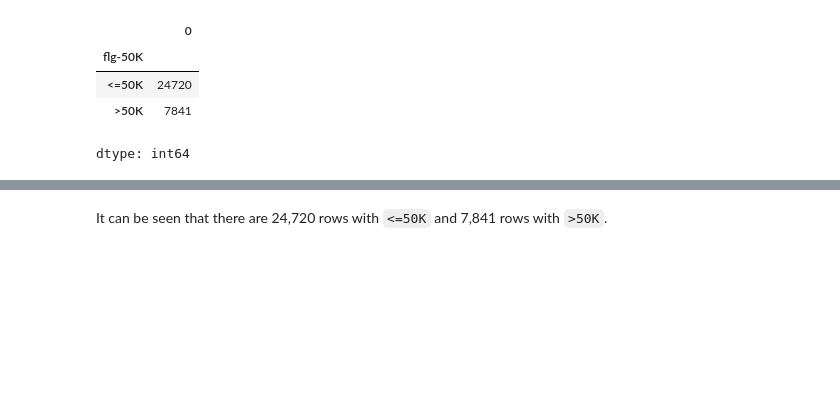
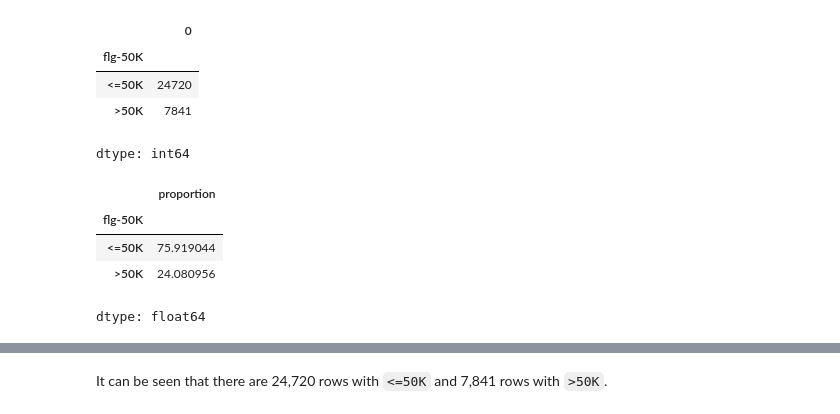
Before and after one commit to Pulakspbl/GCI_2026, a Jupyter notebook: 05_Supervised Learning/lec5_1_notebook.ipynb, the cells around one changed output, grey strips where cells are left out. Saved outputs shown, nothing was run; the diff lists cells and outputs as text; code cells hidden in the pictures; blank space fills up the shorter version.

```diff
--- a/05_Supervised Learning/lec5_1_notebook.ipynb
+++ b/05_Supervised Learning/lec5_1_notebook.ipynb
@@ -616,3 +600,11 @@ adult.groupby('flg-50K').size()
 | <=50K | 24720 |
 | >50K | 7841 |
 dtype: int64
+# %%
+adult['flg-50K'].value_counts(normalize=True)*100
+# %% [output]
+|  | proportion |
+| flg-50K |  |
+| <=50K | 75.919044 |
+| >50K | 24.080956 |
+dtype: float64
```
Also changed, not shown: parts of 16 cells of this notebook.
